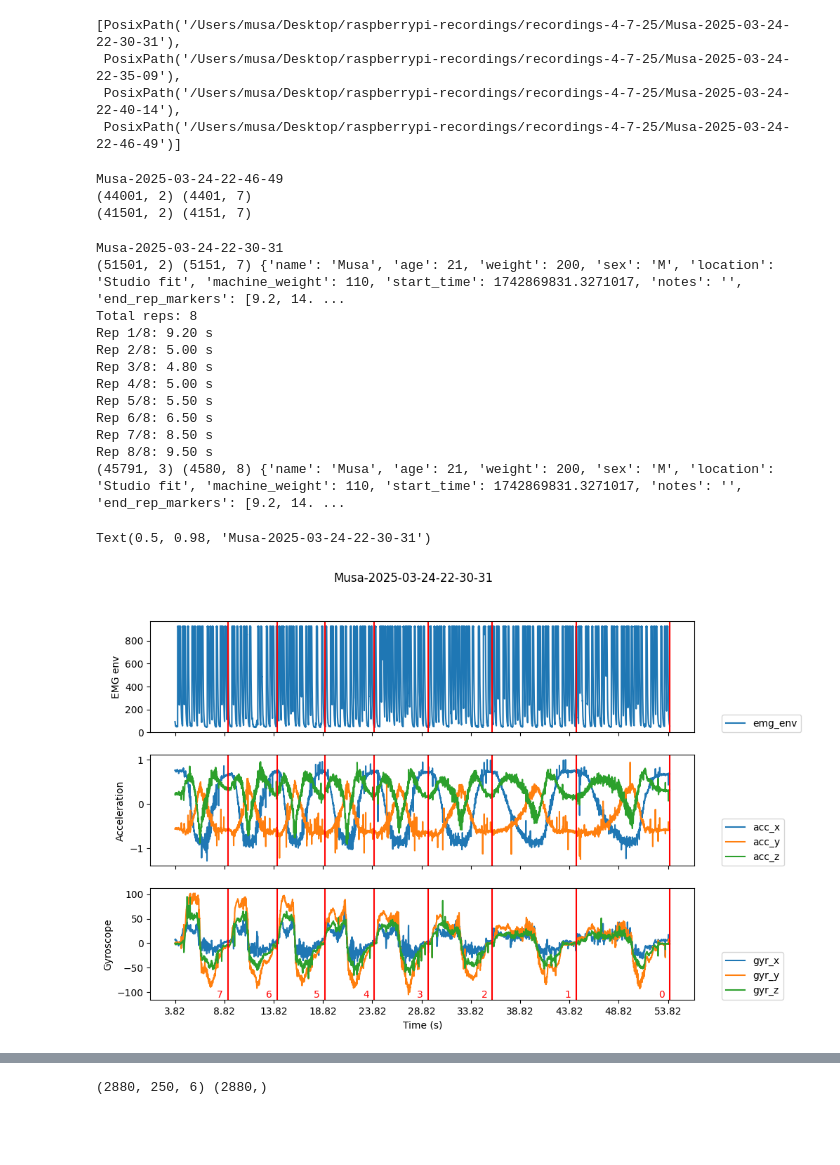
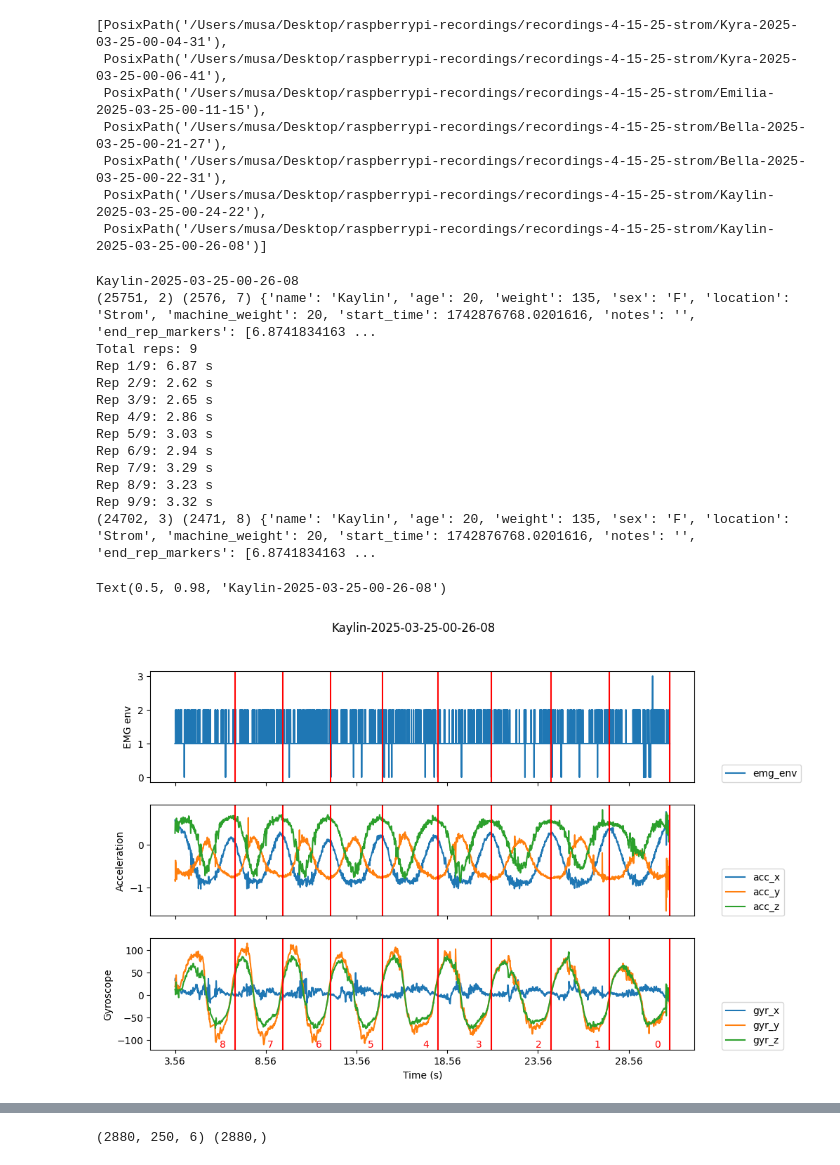
Before and after one commit to Musa-Azeem/AI-hypertrophy-coach, a Jupyter notebook: pipeline.ipynb, the cells around one changed output, grey strips where cells are left out. Saved outputs shown, nothing was run; the diff lists cells and outputs as text; code cells hidden in the pictures; blank space fills up the shorter version.

```diff
--- a/pipeline.ipynb
+++ b/pipeline.ipynb
@@ -7,18 +7,21 @@ from pathlib import Path
 import json
 from datetime import datetime
 # %%
-data_dir = '/Users/musa/Desktop/raspberrypi-recordings/recordings-4-7-25'
+data_dir = '/Users/musa/Desktop/raspberrypi-recordings/recordings-4-15-25-strom'
 # %%
 dirs = [d for d in Path(data_dir).iterdir() if d.is_dir()]
 dirs.sort(key=lambda x: x.stem.split('-')[1:])
 dirs
 # %% [output]
-[PosixPath('/Users/musa/Desktop/raspberrypi-recordings/recordings-4-7-25/Musa-2025-03-24-22-30-31'),
- PosixPath('/Users/musa/Desktop/raspberrypi-recordings/recordings-4-7-25/Musa-2025-03-24-22-35-09'),
- PosixPath('/Users/musa/Desktop/raspberrypi-recordings/recordings-4-7-25/Musa-2025-03-24-22-40-14'),
- PosixPath('/Users/musa/Desktop/raspberrypi-recordings/recordings-4-7-25/Musa-2025-03-24-22-46-49')]
+[PosixPath('/Users/musa/Desktop/raspberrypi-recordings/recordings-4-15-25-strom/Kyra-2025-03-25-00-04-31'),
+ PosixPath('/Users/musa/Desktop/raspberrypi-recordings/recordings-4-15-25-strom/Kyra-2025-03-25-00-06-41'),
+ PosixPath('/Users/musa/Desktop/raspberrypi-recordings/recordings-4-15-25-strom/Emilia-2025-03-25-00-11-15'),
+ PosixPath('/Users/musa/Desktop/raspberrypi-recordings/recordings-4-15-25-strom/Bella-2025-03-25-00-21-27'),
+ PosixPath('/Users/musa/Desktop/raspberrypi-recordings/recordings-4-15-25-strom/Bella-2025-03-25-00-22-31'),
+ PosixPath('/Users/musa/Desktop/raspberrypi-recordings/recordings-4-15-25-strom/Kaylin-2025-03-25-00-24-22'),
+ PosixPath('/Users/musa/Desktop/raspberrypi-recordings/recordings-4-15-25-strom/Kaylin-2025-03-25-00-26-08')]
 # %%
-d = dirs[3]
+d = dirs[7]
 
 print(d.name)
 df_emg = pd.read_csv(d / 'emg.csv')
@@ -26,20 +29,16 @@ df_imu = pd.read_csv(d / 'imu.csv')
 
 print(df_emg.shape, df_imu.shape)
 
-i=2.5
+i=6
 df_emg = df_emg.iloc[int(i*1000):]
 df_imu = df_imu.iloc[int(i*100):]
 print(df_emg.shape, df_imu.shape)
 
 # df_emg.to_csv(d / 'emg.csv', index=False)
 # df_imu.to_csv(d / 'imu.csv', index=False)
-# %% [output]
-Musa-2025-03-24-22-46-49
-(44001, 2) (4401, 7)
-(41501, 2) (4151, 7)
 # %%
 ## FOR version 2 - emg.csv (1000 Hz) and imu.csv (100 Hz) - values not normalized
-d = dirs[0]
+d = dirs[6]
 
 print(d.name)
 df_emg = pd.read_csv(d / 'emg.csv')
@@ -63,47 +62,48 @@ df_imu = df_imu[df_imu['rir'] != -1]
 
 i=0
 df_emg = df_emg.iloc[int(i*1000):]
 df_imu = df_imu.iloc[int(i*100):]
 print(df_emg.shape, df_imu.shape, info)
 
 fig, axes = plt.subplots(3, 1, figsize=(10, 7), sharex=True)
 
 axes[0].plot(df_emg['time'], df_emg['emg_env'], label='emg_env')
 axes[1].plot(df_imu['time'], df_imu[['acc_x', 'acc_y', 'acc_z']] / 16384.0, label=['acc_x', 'acc_y', 'acc_z'])
 axes[2].plot(df_imu['time'], df_imu[['gyr_x', 'gyr_y', 'gyr_z']] / 131.0, label=['gyr_x', 'gyr_y', 'gyr_z'])
 
 axes[0].set_ylabel('EMG env')
 axes[1].set_ylabel('Acceleration')
 axes[2].set_ylabel('Gyroscope')
 axes[2].set_xlabel('Time (s)')
 [ax.legend(loc=(1.05, 0)) for ax in axes]
 
 axes[2].set_xticks(np.arange(
     min(df_emg['time'].iloc[0], df_imu['time'].iloc[0]),
     min(df_emg['time'].iloc[-1], df_imu['time'].iloc[-1]),
     5
 ))
 
 for i,end_rep_mark in enumerate(info['end_rep_markers']):
     [ax.axvline(end_rep_mark, color='r') for ax in axes if end_rep_mark > df_emg['time'].iloc[0]]
     axes[2].text(end_rep_mark - 0.5, 0.02, total_reps - i - 1, transform=axes[2].get_xaxis_transform(), color='r', horizontalalignment='right')
 
 plt.suptitle(d.stem)
 # %% [output]
-Musa-2025-03-24-22-30-31
-(51501, 2) (5151, 7) {'name': 'Musa', 'age': 21, 'weight': 200, 'sex': 'M', 'location': 'Studio fit', 'machine_weight': 110, 'start_time': 1742869831.3271017, 'notes': '', 'end_rep_markers': [9.2, 14. ...
-Total reps: 8
-Rep 1/8: 9.20 s
-Rep 2/8: 5.00 s
-Rep 3/8: 4.80 s
-Rep 4/8: 5.00 s
-Rep 5/8: 5.50 s
-Rep 6/8: 6.50 s
-Rep 7/8: 8.50 s
-Rep 8/8: 9.50 s
-(45791, 3) (4580, 8) {'name': 'Musa', 'age': 21, 'weight': 200, 'sex': 'M', 'location': 'Studio fit', 'machine_weight': 110, 'start_time': 1742869831.3271017, 'notes': '', 'end_rep_markers': [9.2, 14. ...
+Kaylin-2025-03-25-00-26-08
+(25751, 2) (2576, 7) {'name': 'Kaylin', 'age': 20, 'weight': 135, 'sex': 'F', 'location': 'Strom', 'machine_weight': 20, 'start_time': 1742876768.0201616, 'notes': '', 'end_rep_markers': [6.8741834163 ...
+Total reps: 9
+Rep 1/9: 6.87 s
+Rep 2/9: 2.62 s
+Rep 3/9: 2.65 s
+Rep 4/9: 2.86 s
+Rep 5/9: 3.03 s
+Rep 6/9: 2.94 s
+Rep 7/9: 3.29 s
+Rep 8/9: 3.23 s
+Rep 9/9: 3.32 s
+(24702, 3) (2471, 8) {'name': 'Kaylin', 'age': 20, 'weight': 135, 'sex': 'F', 'location': 'Strom', 'machine_weight': 20, 'start_time': 1742876768.0201616, 'notes': '', 'end_rep_markers': [6.8741834163 ...
-Text(0.5, 0.98, 'Musa-2025-03-24-22-30-31')
+Text(0.5, 0.98, 'Kaylin-2025-03-25-00-26-08')
-[figure, old version]
+[figure, new version]
 # %%
 ## FOR version 1 - emg and imu in one file (data.csv) - values already normalized
 
```
Also changed, not shown: parts of 3 cells of this notebook, 1 other file.
